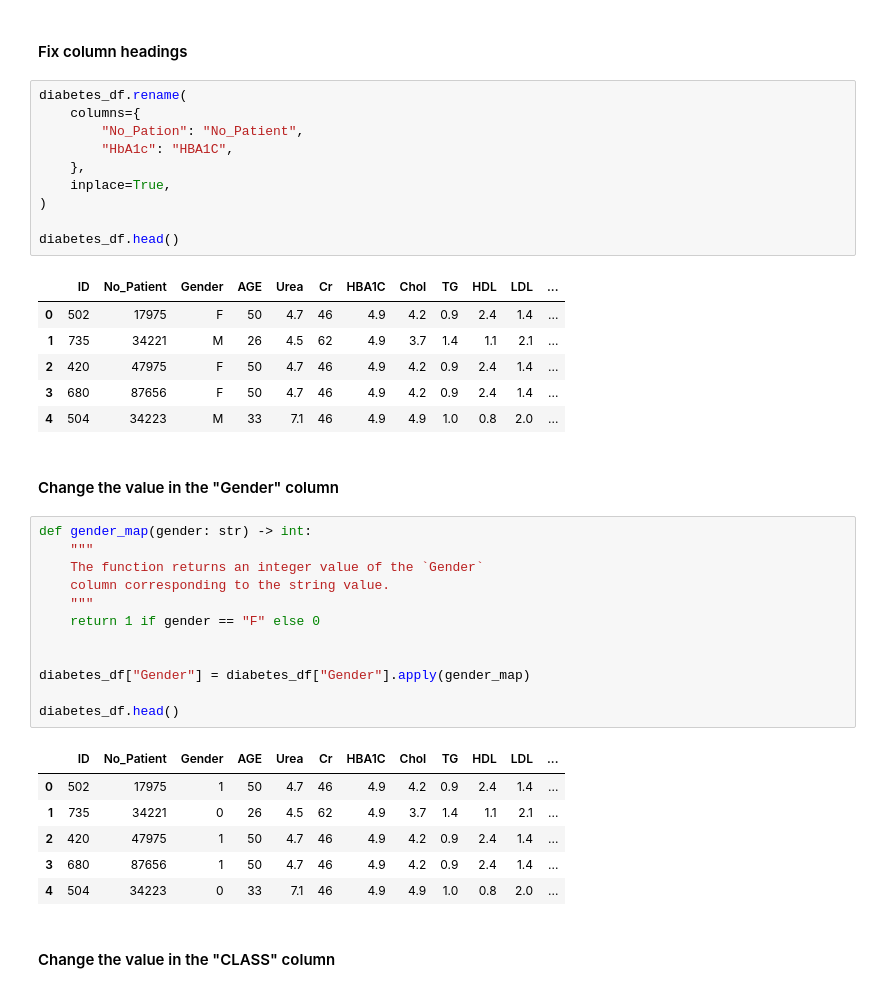
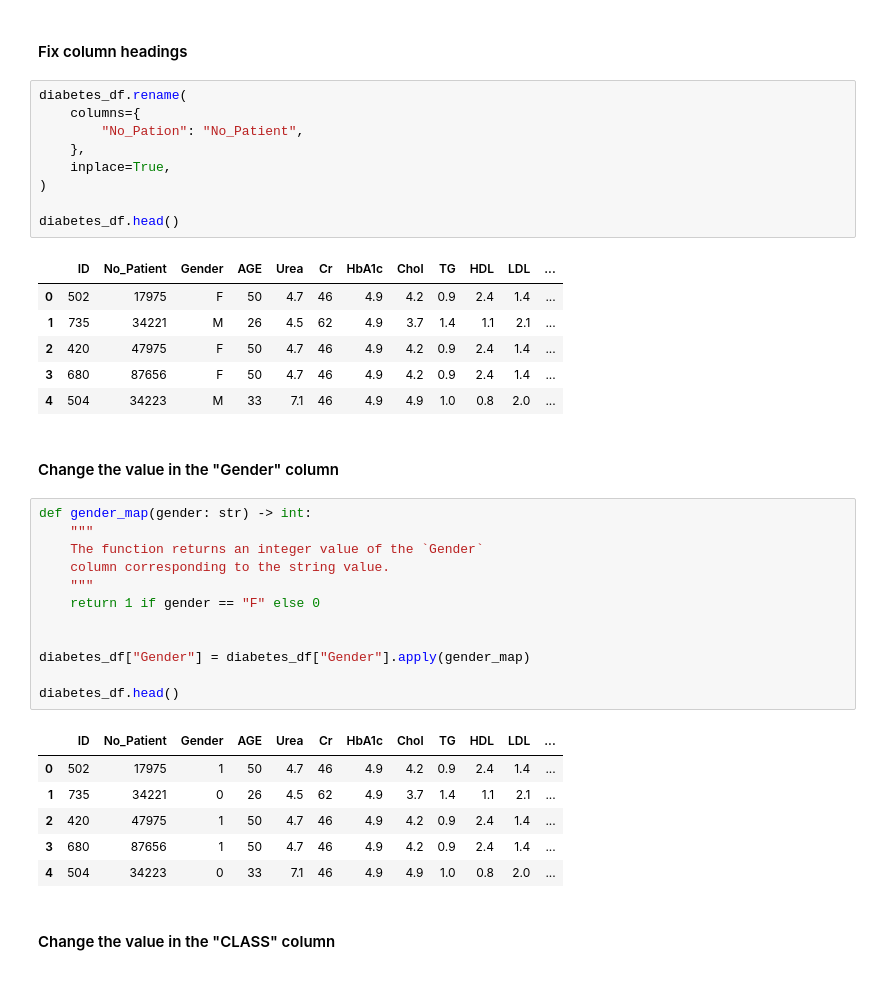
Before and after one commit to Vasyl-Poremchuk/diabetes-analysis-and-prediction, a Jupyter notebook: diabetes_analysis_and_prediction.ipynb, the cells around one changed output. Cells and saved outputs as stored; diff of their text form.

```diff
--- a/diabetes_analysis_and_prediction.ipynb
+++ b/diabetes_analysis_and_prediction.ipynb
@@ -45,15 +45,14 @@ diabetes_df.head()
 # %%
 diabetes_df.rename(
     columns={
         "No_Pation": "No_Patient",
-        "HbA1c": "HBA1C",
     },
     inplace=True,
 )
 
 diabetes_df.head()
 # %% [output]
-|  | ID | No_Patient | Gender | AGE | Urea | Cr | HBA1C | Chol | TG | HDL | LDL | ... |
+|  | ID | No_Patient | Gender | AGE | Urea | Cr | HbA1c | Chol | TG | HDL | LDL | ... |
 | 0 | 502 | 17975 | F | 50 | 4.7 | 46 | 4.9 | 4.2 | 0.9 | 2.4 | 1.4 | ... |
 | 1 | 735 | 34221 | M | 26 | 4.5 | 62 | 4.9 | 3.7 | 1.4 | 1.1 | 2.1 | ... |
 | 2 | 420 | 47975 | F | 50 | 4.7 | 46 | 4.9 | 4.2 | 0.9 | 2.4 | 1.4 | ... |
@@ -74,7 +73,7 @@ diabetes_df["Gender"] = diabetes_df["Gender"].apply(gender_map)
 
 diabetes_df.head()
 # %% [output]
-|  | ID | No_Patient | Gender | AGE | Urea | Cr | HBA1C | Chol | TG | HDL | LDL | ... |
+|  | ID | No_Patient | Gender | AGE | Urea | Cr | HbA1c | Chol | TG | HDL | LDL | ... |
 | 0 | 502 | 17975 | 1 | 50 | 4.7 | 46 | 4.9 | 4.2 | 0.9 | 2.4 | 1.4 | ... |
 | 1 | 735 | 34221 | 0 | 26 | 4.5 | 62 | 4.9 | 3.7 | 1.4 | 1.1 | 2.1 | ... |
 | 2 | 420 | 47975 | 1 | 50 | 4.7 | 46 | 4.9 | 4.2 | 0.9 | 2.4 | 1.4 | ... |
```
Also changed, not shown: parts of 10 cells of this notebook.
